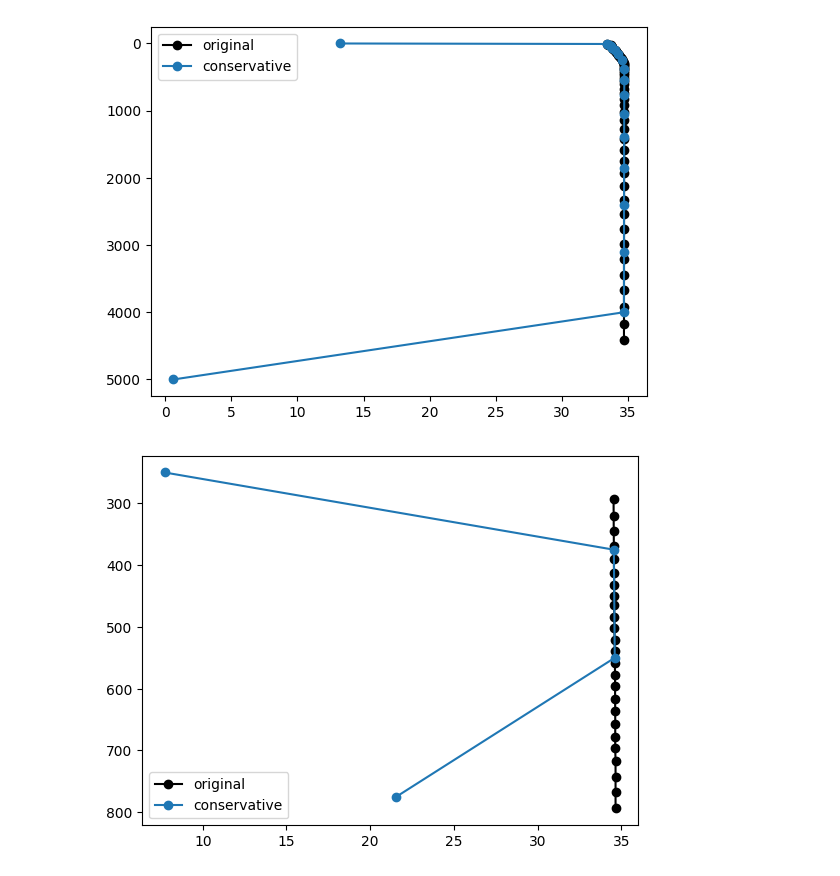
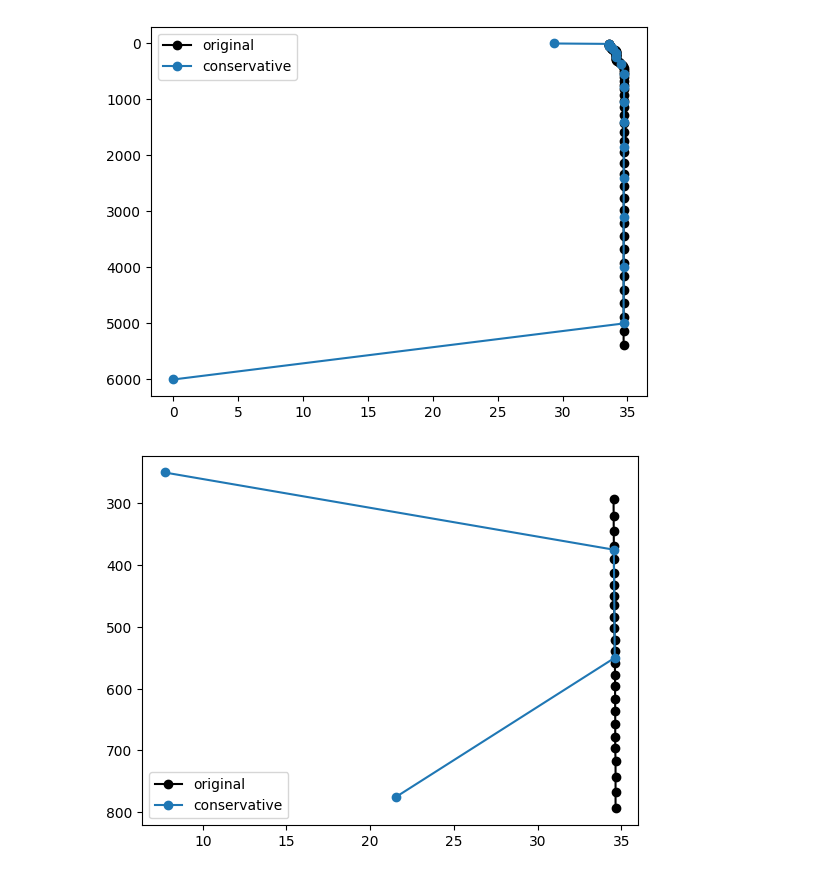
Before and after one commit to ai2cm/scream-explore, a Jupyter notebook: 2024-11-15-e3sm-ocean-vertical-coarsening-reproducer.ipynb, the cells around one changed output. Saved outputs shown, nothing was run; the diff lists cells and outputs as text; code cells hidden in the pictures.

```diff
--- a/2024-11-15-e3sm-ocean-vertical-coarsening-reproducer.ipynb
+++ b/2024-11-15-e3sm-ocean-vertical-coarsening-reproducer.ipynb
@@ -98,16 +98,16 @@ ds_regridded = ds_regridded.drop_vars("lev").rename_dims(
 ds_regridded = ds_regridded.drop_vars("dz")
 # %%
 nan_count = ds_regridded.timeCustom_avg_activeTracers_salinity.isel(Time=0).isnull().sum(dim="nVertLevels")
-for i in [1, 15, 16, 17]:
+for i in [0, 15, 16, 17]:
     time, lat, lon = 0, np.where(nan_count == i)[0][0], np.where(nan_count == i)[1][0]
     plt.figure()
     plt.plot(ds.timeCustom_avg_activeTracers_salinity.isel(Time=time, lat=lat, lon=lon), ds.depth_center.isel(Time=time, lat=lat, lon=lon), "-o", color="k", label="original")
     plt.gca().invert_yaxis()
 
     plt.plot(ds_regridded.timeCustom_avg_activeTracers_salinity.isel(Time=time, lat=lat, lon=lon), target_vertical_center, "-o", label="conservative")
     plt.legend()
 # %% [output]
-[figure, old version]
+[figure, new version]
 [figure]
 [figure]
 [figure]
```
